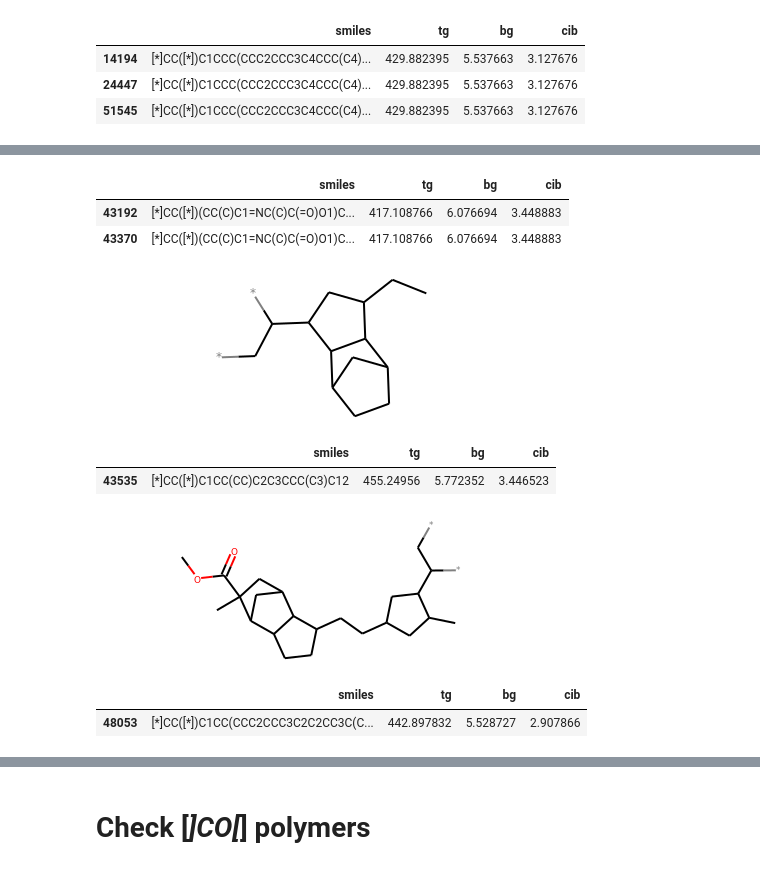
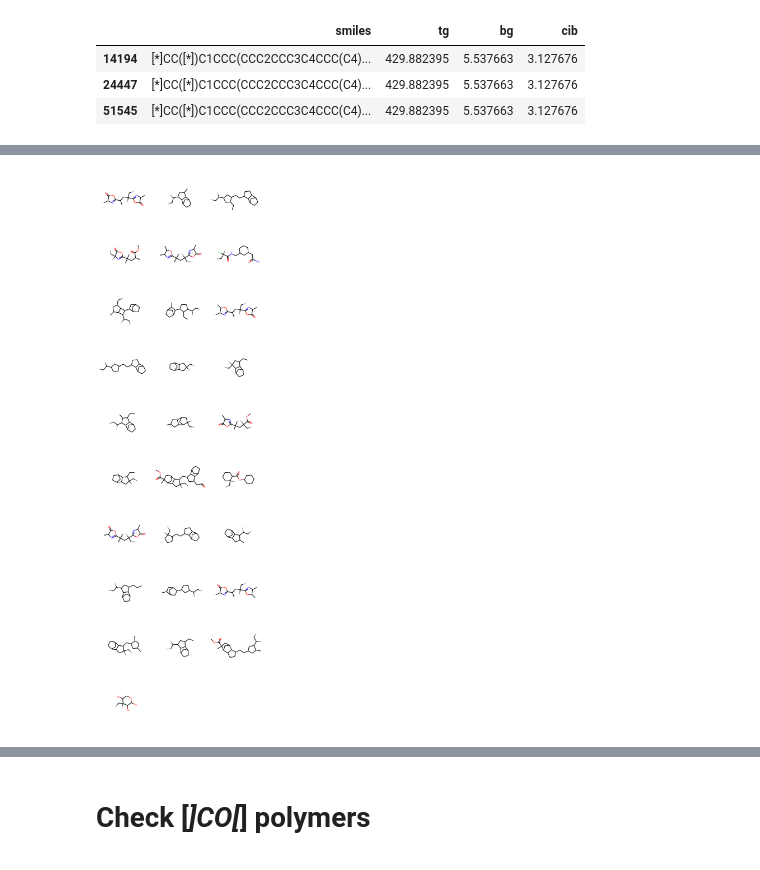
Before and after one commit to rishigurnani/hMOFs-Snurr, a Jupyter notebook: fall20_mse_8803.ipynb, the cells around one changed output, grey strips where cells are left out. Cells and saved outputs as stored; diff of their text form; code cells hidden in the pictures.

```diff
--- a/fall20_mse_8803.ipynb
+++ b/fall20_mse_8803.ipynb
@@ -630,24 +564,4 @@ Chem.MolFromSmiles(out2[29])
-# %%
-df[df['smiles']==out2[29]]
-# %% [output]
-|  | smiles | tg | bg | cib |
-| 43192 | [*]CC([*])(CC(C)C1=NC(C)C(=O)O1)C... | 417.108766 | 6.076694 | 3.448883 |
-| 43370 | [*]CC([*])(CC(C)C1=NC(C)C(=O)O1)C... | 417.108766 | 6.076694 | 3.448883 |
-# %%
-Chem.MolFromSmiles(out2[31])
-# %% [output]
-[figure, removed]
-# %%
-df[df['smiles']==out2[31]]
-# %% [output]
-|  | smiles | tg | bg | cib |
-| 43535 | [*]CC([*])C1CC(CC)C2C3CCC(C3)C12 | 455.24956 | 5.772352 | 3.446523 |
-# %%
-Chem.MolFromSmiles(out2[32])
-# %% [output]
-[figure, removed]
-# %%
-df[df['smiles']==out2[32]]
-# %% [output]
-|  | smiles | tg | bg | cib |
-| 48053 | [*]CC([*])C1CC(CCC2CCC3C2C2CC3C(C... | 442.897832 | 5.528727 | 2.907866 |
+# %%
+Chem.Draw.MolsToGridImage([Chem.MolFromSmiles(s) for s in out])
+# %% [output]
+[figure, added]
```
Also changed, not shown: parts of 24 cells of this notebook, 3 other files.
